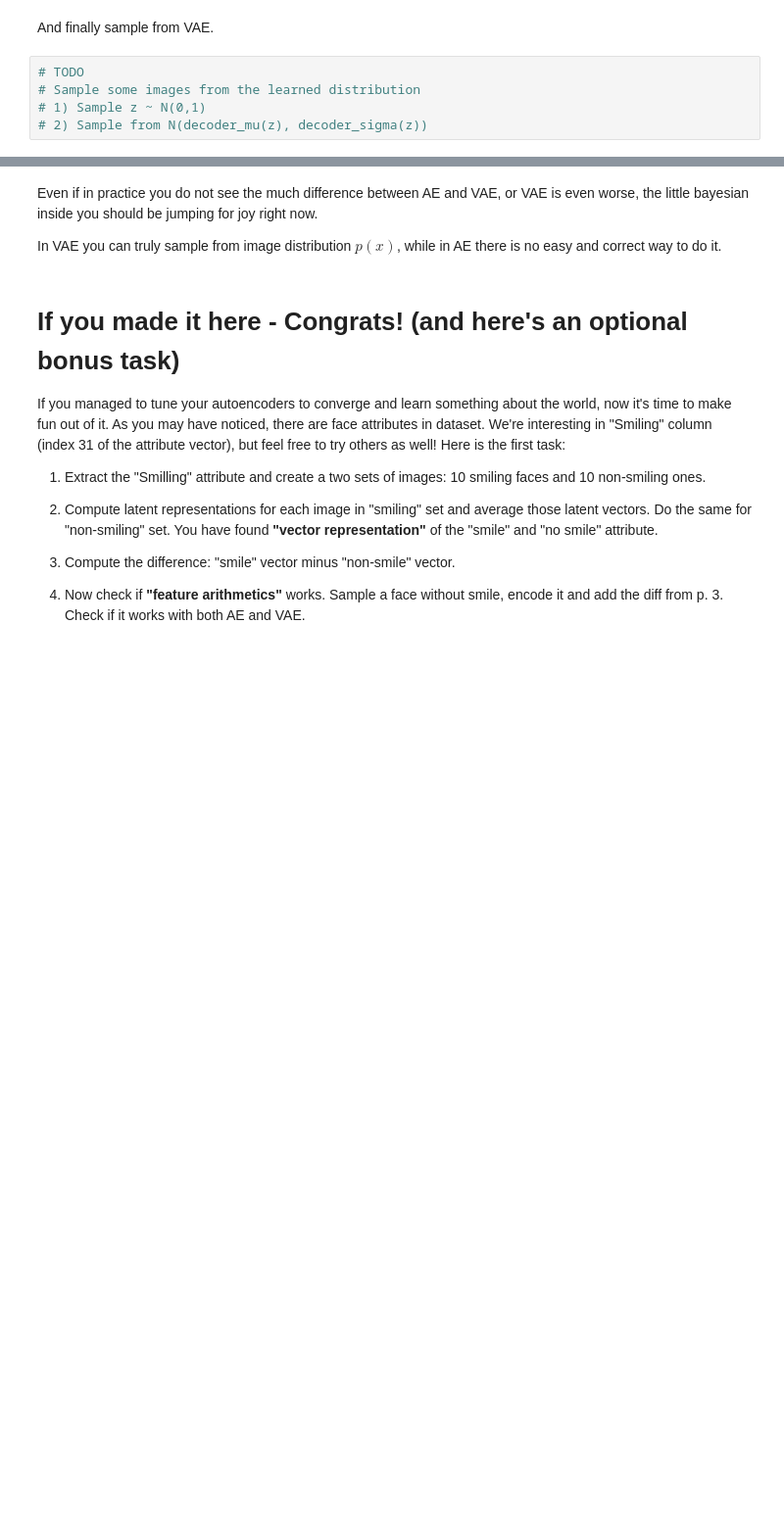
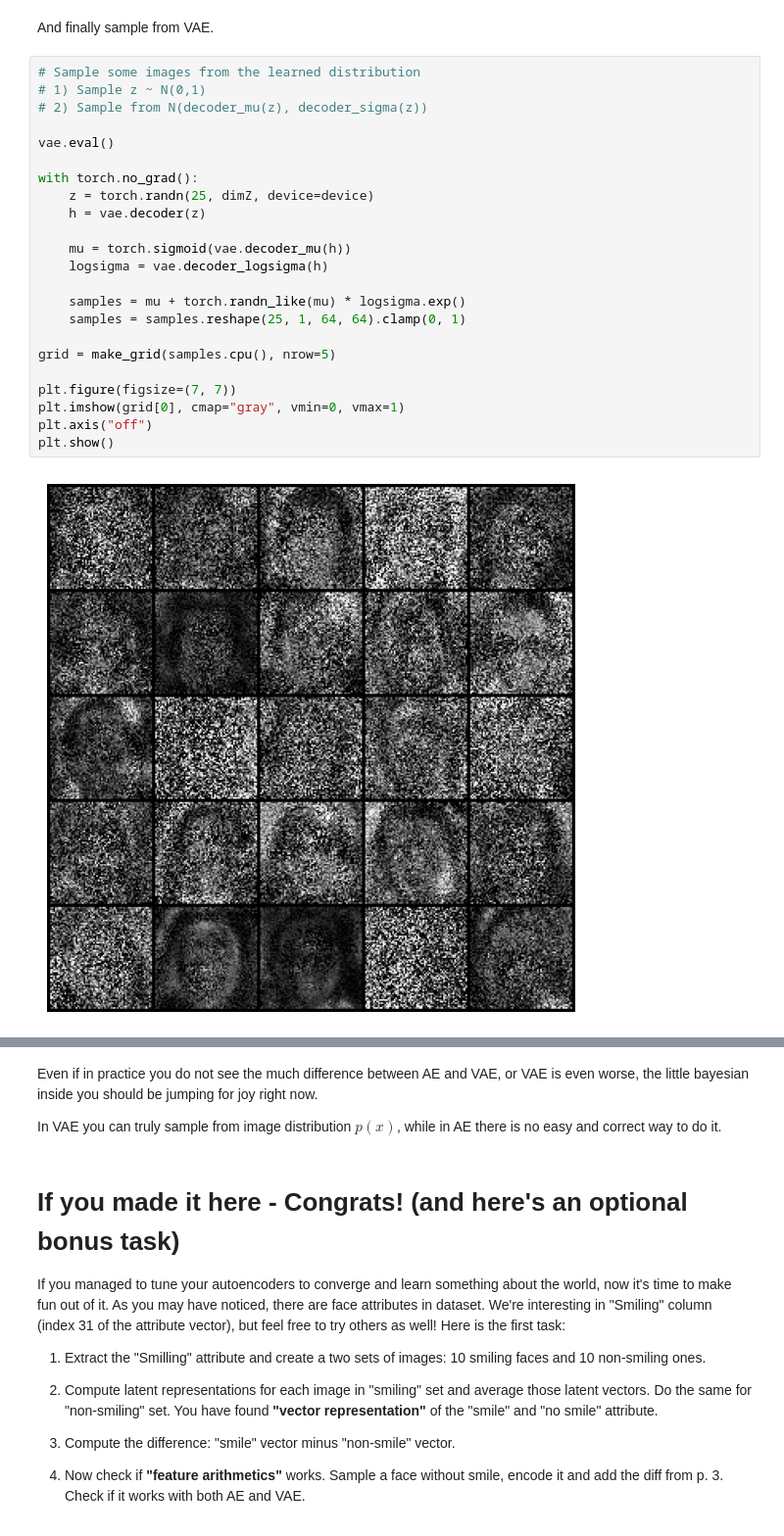
Before and after one commit to chenfengru/Practical-DeepLearning, a Jupyter notebook: week10_generative/week10_homework_vae.ipynb, the cells around one changed output, grey strips where cells are left out. Shown at 98% size. Drawn from its saved outputs; the diff is of its cells as text; blank space fills up the shorter version.

```diff
--- a/week10_generative/week10_homework_vae.ipynb
+++ b/week10_generative/week10_homework_vae.ipynb
@@ -272,7 +437,27 @@ plt.imshow(make_grid(reconstruction, nrow=4).permute(1, 2, 0))
 # %% [markdown]
 And finally sample from VAE.
-# %%
-# TODO
-# Sample some images from the learned distribution
-# 1) Sample z ~ N(0,1)
-# 2) Sample from N(decoder_mu(z), decoder_sigma(z))
+# %%
+# Sample some images from the learned distribution
+# 1) Sample z ~ N(0,1)
+# 2) Sample from N(decoder_mu(z), decoder_sigma(z))
+
+vae.eval()
+
+with torch.no_grad():
+    z = torch.randn(25, dimZ, device=device)
+    h = vae.decoder(z)
+
+    mu = torch.sigmoid(vae.decoder_mu(h))
+    logsigma = vae.decoder_logsigma(h)
+
+    samples = mu + torch.randn_like(mu) * logsigma.exp()
+    samples = samples.reshape(25, 1, 64, 64).clamp(0, 1)
+
+grid = make_grid(samples.cpu(), nrow=5)
+
+plt.figure(figsize=(7, 7))
+plt.imshow(grid[0], cmap="gray", vmin=0, vmax=1)
+plt.axis("off")
+plt.show()
+# %% [output]
+[figure, added]
```
Also changed, not shown: parts of 22 cells of this notebook.
